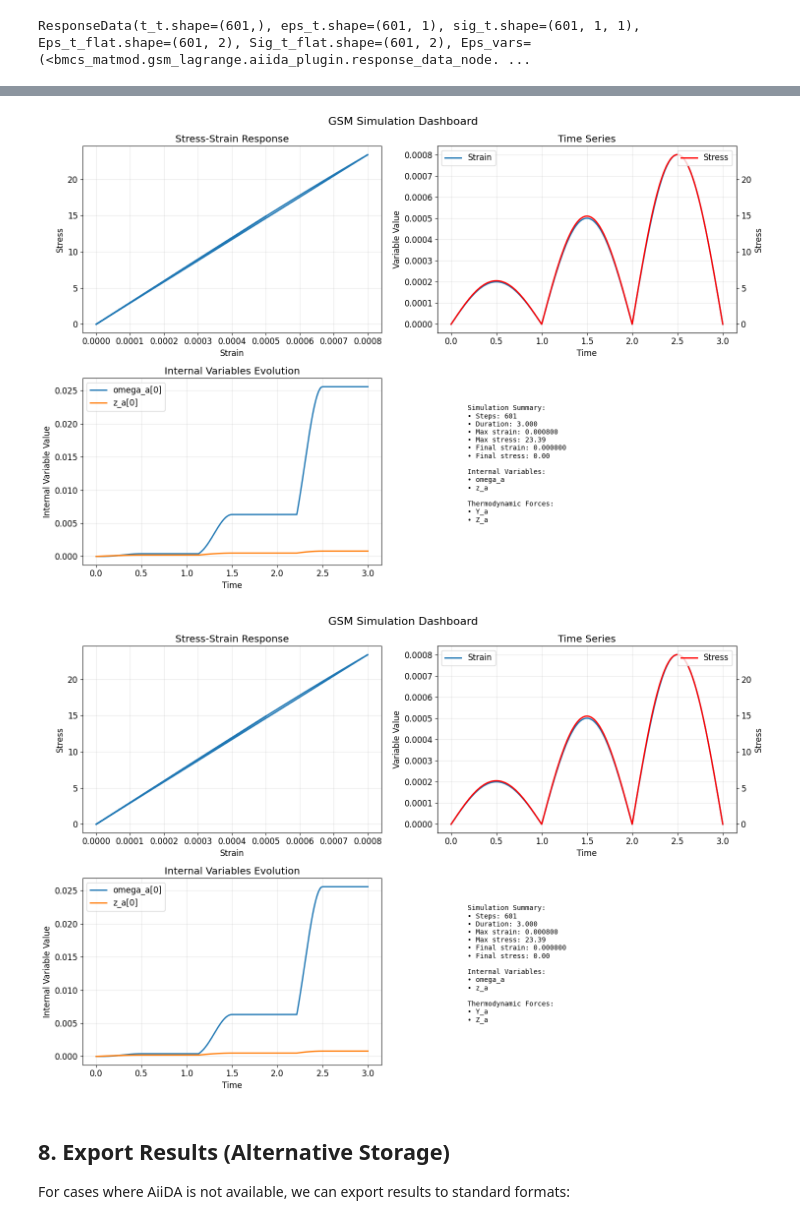
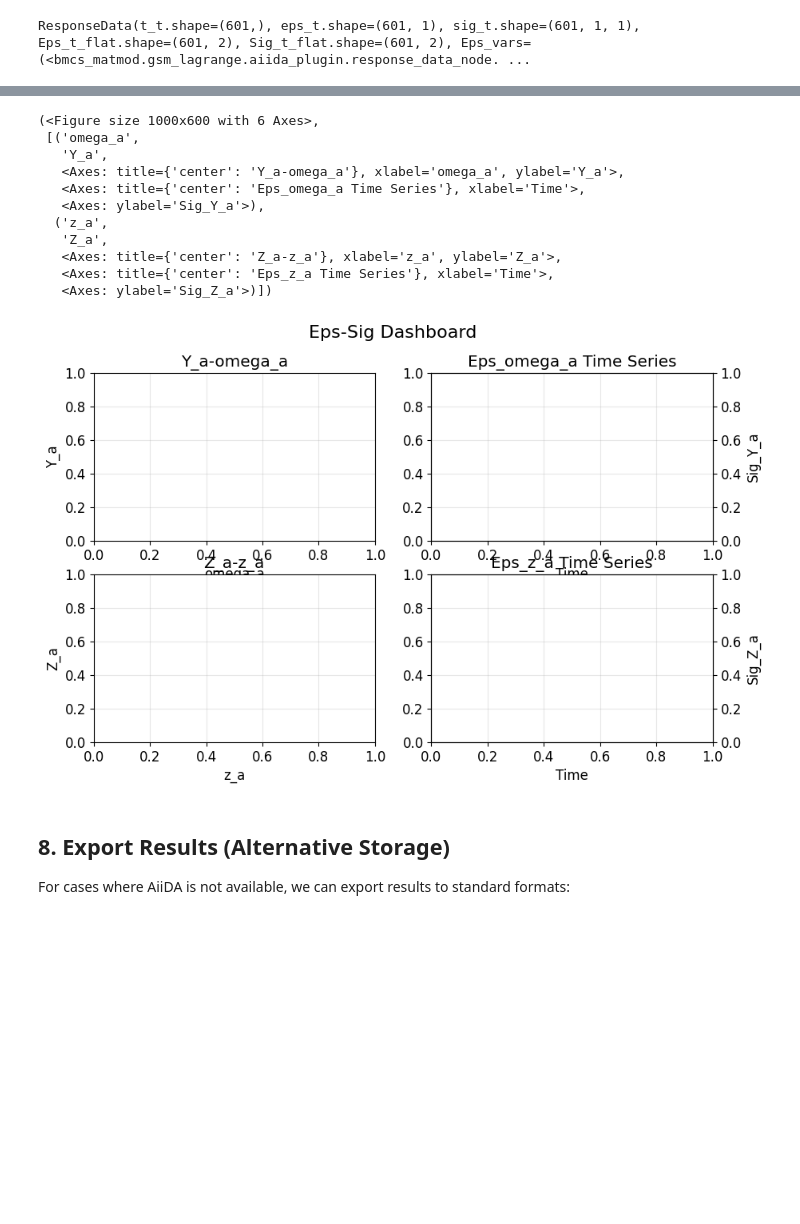
Before and after one commit to bmcs-group/bmcs_matmod, a Jupyter notebook: bmcs_matmod/gsm_lagrange/notebooks/gsm_lagrange_aiida_demo.ipynb, the cells around one changed output, grey strips where cells are left out. Saved outputs shown, nothing was run; the diff lists cells and outputs as text; code cells hidden in the pictures; blank space fills up the shorter version.

```diff
--- a/bmcs_matmod/gsm_lagrange/notebooks/gsm_lagrange_aiida_demo.ipynb
+++ b/bmcs_matmod/gsm_lagrange/notebooks/gsm_lagrange_aiida_demo.ipynb
@@ -414,10 +416,20 @@ Simulation Info:
   Stress range: 0.00 to 23.39 MPa
   Data integrity check: ✓ PASSED
 # %%
-retrieved_response.create_dashboard()
+retrieved_response.create_Eps_Sig_dashboard()
 # %% [output]
+(<Figure size 1000x600 with 6 Axes>,
+ [('omega_a',
+   'Y_a',
+   <Axes: title={'center': 'Y_a-omega_a'}, xlabel='omega_a', ylabel='Y_a'>,
+   <Axes: title={'center': 'Eps_omega_a Time Series'}, xlabel='Time'>,
+   <Axes: ylabel='Sig_Y_a'>),
+  ('z_a',
+   'Z_a',
+   <Axes: title={'center': 'Z_a-z_a'}, xlabel='z_a', ylabel='Z_a'>,
+   <Axes: title={'center': 'Eps_z_a Time Series'}, xlabel='Time'>,
+   <Axes: ylabel='Sig_Z_a'>)])
-[figure, old version]
+[figure, new version]
-[figure, removed]
 # %% [markdown]
 ## 8. Export Results (Alternative Storage)
 
```
Also changed, not shown: parts of 5 cells of this notebook, 7 other files.
